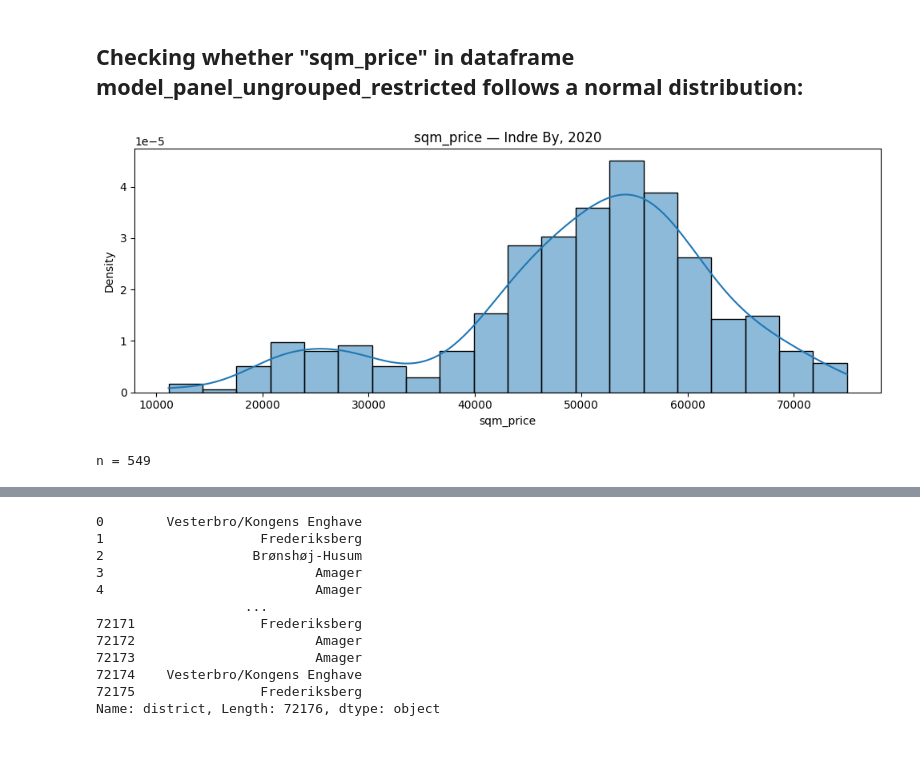
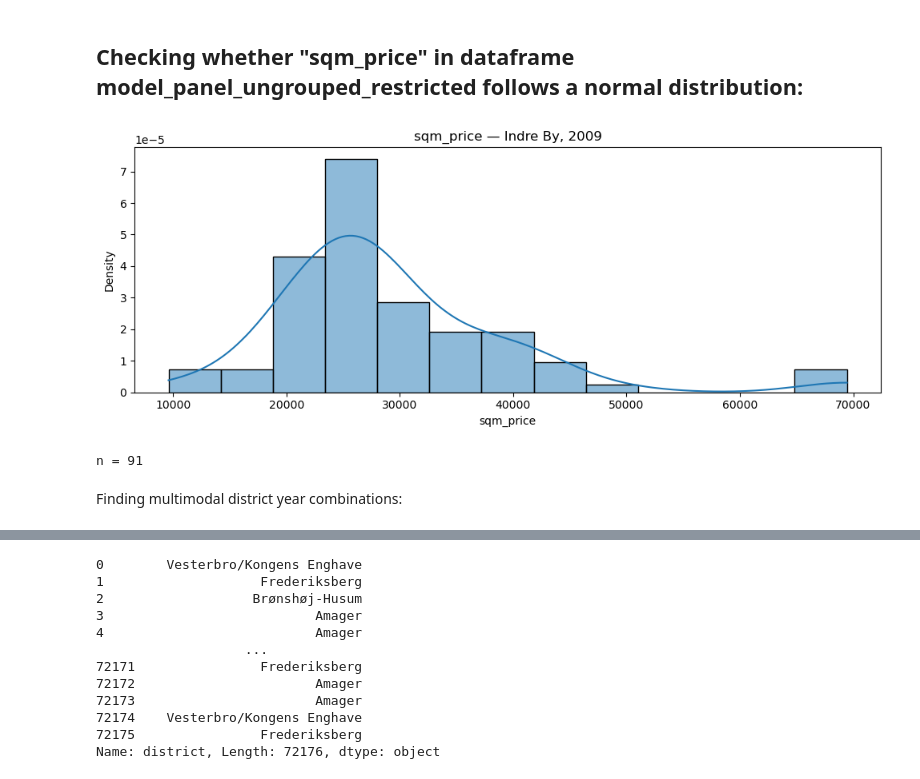
Before and after one commit to ursulailves/modelML_project, a Jupyter notebook: CPH_HousingPriceModel.ipynb, the cells around one changed output, grey strips where cells are left out. Cells and saved outputs as stored; diff of their text form; code cells hidden in the pictures; blank space fills up the shorter version.

```diff
--- a/CPH_HousingPriceModel.ipynb
+++ b/CPH_HousingPriceModel.ipynb
@@ -1085,29 +1085,31 @@ model_panel_ungrouped_restricted: (72176, 227)
 # %%
 import numpy as np
 import matplotlib.pyplot as plt
 import seaborn as sns
 
 district = "Indre By"   # change
-year = 2020             # change
+year = 2009             # change
 
 sub = model_panel_ungrouped_restricted[
     (model_panel_ungrouped_restricted["district"] == district)
     & (model_panel_ungrouped_restricted["year"] == year)
 ]
 
 x = sub["sqm_price"].dropna()
 if x.empty:
     raise ValueError(f"No rows for district={district!r}, year={year}")
 
 fig, ax = plt.subplots(figsize=(10, 4))
 
 sns.histplot(x, kde=True, stat="density", ax=ax)
 ax.set_title(f"sqm_price — {district}, {year}")
 
 plt.tight_layout()
 plt.show()
 
 print("n =", len(x))
 # %% [output]
-[figure, old version]
+[figure, new version]
-n = 549
+n = 91
+# %% [markdown]
+Finding multimodal district year combinations:
```
Also changed, not shown: parts of 58 cells of this notebook, 1 other file.
